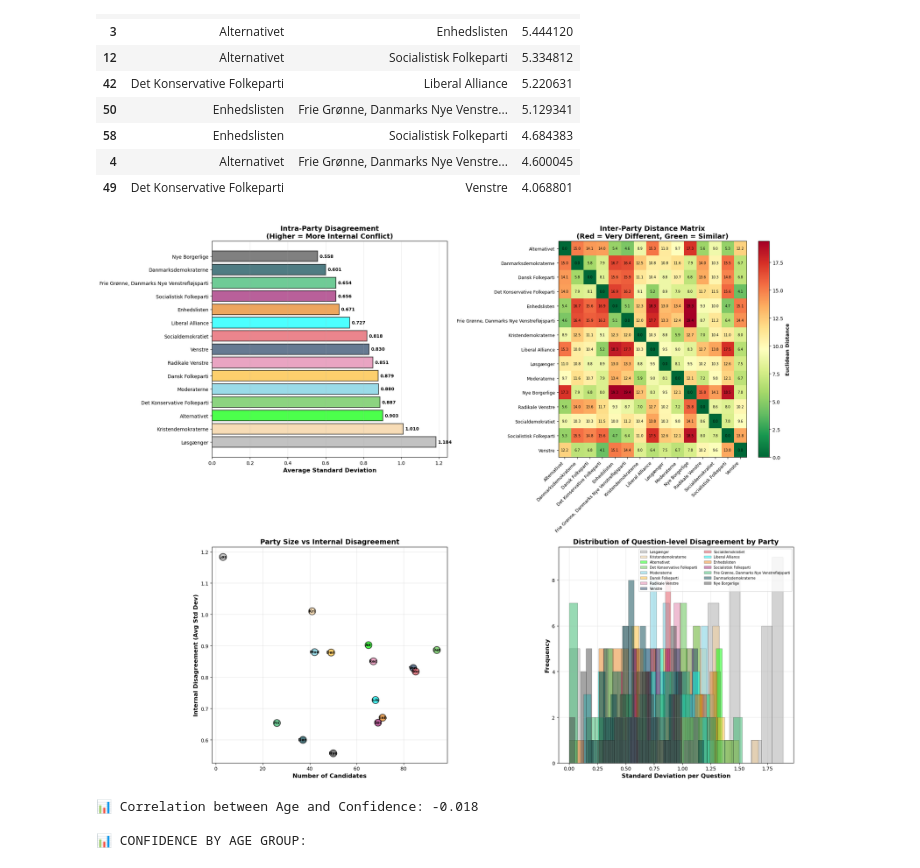
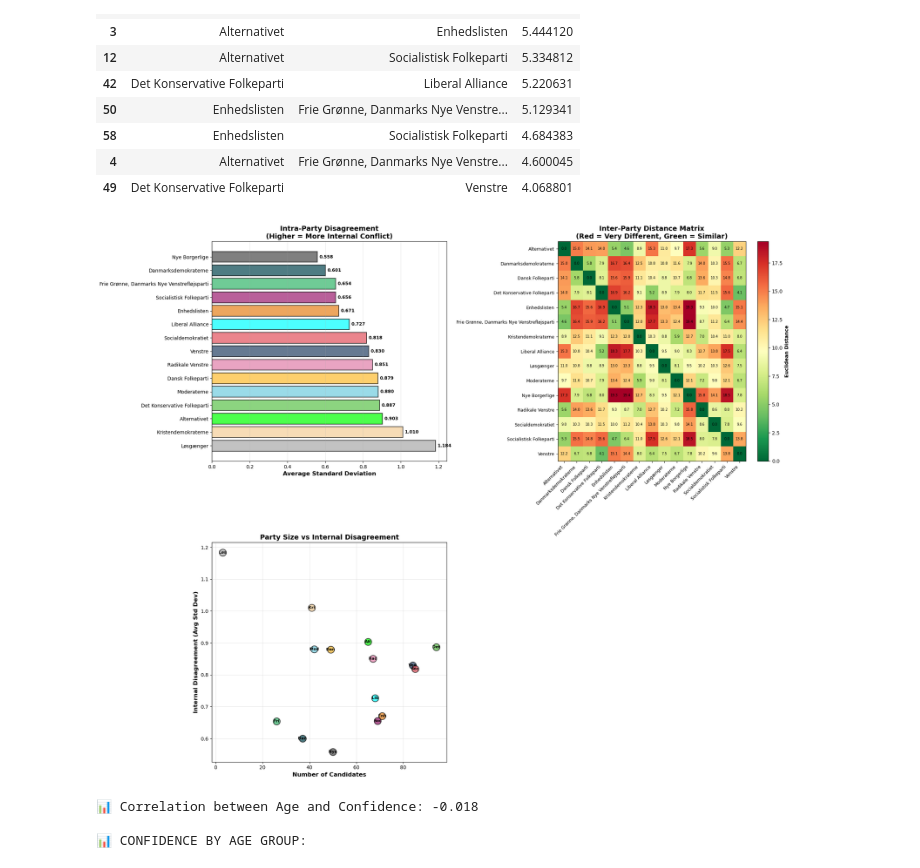
Before and after one commit to sergioqueber/assignment-3-mle-polski-team, a Jupyter notebook: 3. Candidate Test 2022 I.ipynb, the cells around one changed output. Cells and saved outputs as stored; diff of their text form; code cells hidden in the pictures.

```diff
--- a/3. Candidate Test 2022 I.ipynb
+++ b/3. Candidate Test 2022 I.ipynb
@@ -467,19 +459,10 @@ ax2.set_title('Average Confidence by Party', fontsize=14, fontweight='bold')
 ax2.grid(True, alpha=0.3, axis='y')
 for i, v in enumerate(party_conf_avg.values):
     ax2.text(i, v + 0.5, f'{v:.1f}%', ha='center', va='bottom', fontweight='bold', fontsize=9)
-##
-ax3 = axes[1, 0]
-for party in party_order_conf:
-    party_data = confidence_df[confidence_df['Party'] == party]
-    ax3.scatter(party_data['Strongly Agree (2)'], party_data['Strongly Disagree (-2)'],
-                color=party_colors.get(party, '#808080'), alpha=0.6, s=100,
-                label=party, edgecolor='black', linewidth=0.5)
 
-ax3.set_xlabel('Strongly Agree (2) Count', fontsize=12, fontweight='bold')
-ax3.set_ylabel('Strongly Disagree (-2) Count', fontsize=12, fontweight='bold')
-ax3.set_title('Strongly Agree vs Strongly Disagree by Candidate', fontsize=14, fontweight='bold')
-ax3.legend(loc='best', ncol=2, fontsize=8)
-ax3.grid(True, alpha=0.3)
+
+# Hide the 3th subplot (bottom left)
+axes[1, 0].set_visible(False)
 
 ##
 ax4 = axes[1, 1]
@@ -663,51 +646,36 @@ ax2.set_title('Inter-Party Distance Matrix\n(Red = Very Different, Green = Simil
               fontsize=14, fontweight='bold')
 
 # Add colorbar
 cbar = plt.colorbar(im, ax=ax2)
 cbar.set_label('Euclidean Distance', fontsize=10, fontweight='bold')
 
 # Add values to cells
 for i in range(len(distance_df)):
     for j in range(len(distance_df)):
         text = ax2.text(j, i, f'{distance_df.iloc[i, j]:.1f}',
                        ha="center", va="center", color="black", fontsize=7)
 
 # 3. Scatter: Internal disagreement vs Party size
 ax3 = axes[1, 0]
 for _, row in party_disagreement_df.iterrows():
     ax3.scatter(row['Candidate Count'], row['Avg Std Dev'],
                 color=party_colors.get(row['Party'], '#808080'),
                 s=200, alpha=0.7, edgecolor='black', linewidth=1.5)
     ax3.text(row['Candidate Count'], row['Avg Std Dev'], row['Party'][:3],
              ha='center', va='center', fontsize=8, fontweight='bold')
 
 ax3.set_xlabel('Number of Candidates', fontsize=12, fontweight='bold')
 ax3.set_ylabel('Internal Disagreement (Avg Std Dev)', fontsize=12, fontweight='bold')
 ax3.set_title('Party Size vs Internal Disagreement', fontsize=14, fontweight='bold')
 ax3.grid(True, alpha=0.3)
 
-# 4. Distribution of intra-party standard deviations
-ax4 = axes[1, 1]
-for party in party_disagreement_df['Party']:
-    party_data = alldata_clean[alldata_clean['parti'] == party]
-    party_responses = party_data[question_cols].values
-    question_stds = np.std(party_responses, axis=0)
-
-    ax4.hist(question_stds, bins=20, alpha=0.5,
-             color=party_colors.get(party, '#808080'),
-             label=party, edgecolor='black', linewidth=0.5)
-
-ax4.set_xlabel('Standard Deviation per Question', fontsize=12, fontweight='bold')
-ax4.set_ylabel('Frequency', fontsize=12, fontweight='bold')
-ax4.set_title('Distribution of Question-level Disagreement by Party',
-              fontsize=14, fontweight='bold')
-ax4.legend(loc='upper right', ncol=2, fontsize=7)
-ax4.grid(True, alpha=0.3)
+# Hide the 4th subplot (bottom right)
+axes[1, 1].set_visible(False)
 
 plt.tight_layout()
 plt.show()
 # %% [output]
-[figure, old version]
+[figure, new version]
 # %%
 age_confidence_df = confidence_df.merge(
     alldata_clean[['navn', 'alder']],
```
Also changed, not shown: parts of 5 cells of this notebook.
